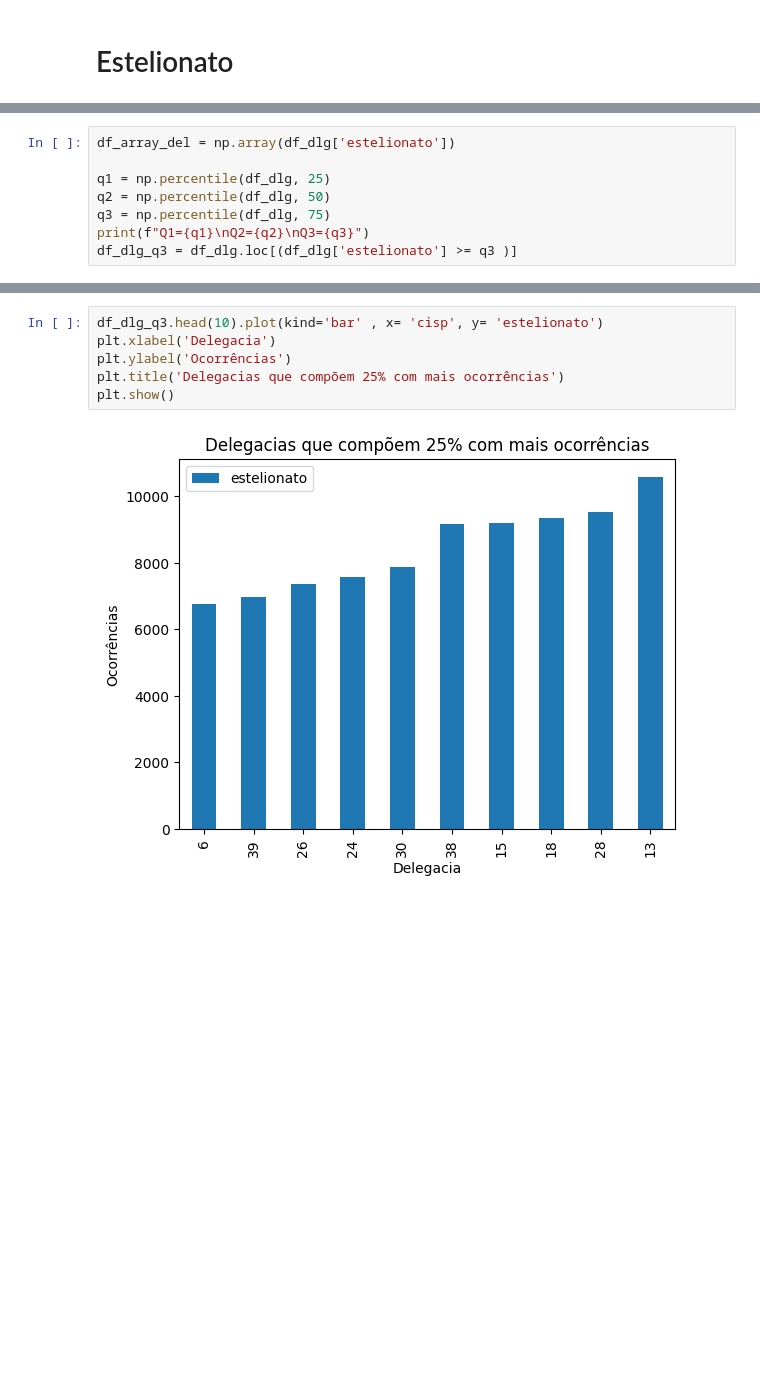
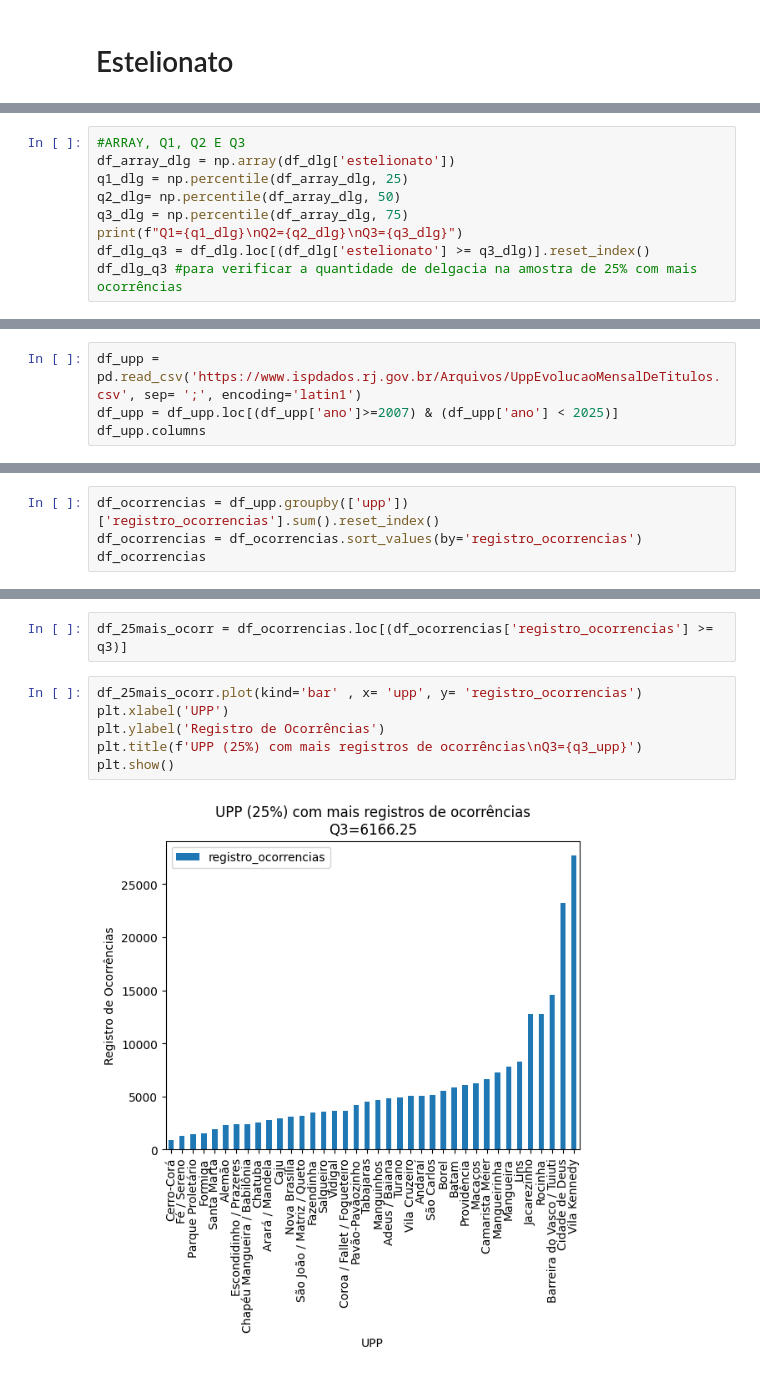
Before and after one commit to vivian-assis/ProjetoSegPub, a Jupyter notebook: ProjetoSegPub_grupoVi.ipynb, the cells around one changed output, grey strips where cells are left out. Cells and saved outputs as stored; diff of their text form; blank space fills up the shorter version.

```diff
--- a/ProjetoSegPub_grupoVi.ipynb
+++ b/ProjetoSegPub_grupoVi.ipynb
@@ -313,11 +348,12 @@ df_dlg
 | 40 | 31 | 35 | 35210 |
 | 41 | 12 | 16 | 36971 |
 # %%
-df_array_del = np.array(df_dlg['estelionato'])
-
-q1 = np.percentile(df_dlg, 25)
-q2 = np.percentile(df_dlg, 50)
-q3 = np.percentile(df_dlg, 75)
-print(f"Q1={q1}\nQ2={q2}\nQ3={q3}")
-df_dlg_q3 = df_dlg.loc[(df_dlg['estelionato'] >= q3 )]
+#ARRAY, Q1, Q2 E Q3
+df_array_dlg = np.array(df_dlg['estelionato'])
+q1_dlg = np.percentile(df_array_dlg, 25)
+q2_dlg= np.percentile(df_array_dlg, 50)
+q3_dlg = np.percentile(df_array_dlg, 75)
+print(f"Q1={q1_dlg}\nQ2={q2_dlg}\nQ3={q3_dlg}")
+df_dlg_q3 = df_dlg.loc[(df_dlg['estelionato'] >= q3_dlg)].reset_index()
+df_dlg_q3 #para verificar a quantidade de delgacia na amostra de 25% com mais ocorrências
 # %% [output]
@@ -334,0 +486,4 @@ plt.show()
+# %%
+df_upp = pd.read_csv('https://www.ispdados.rj.gov.br/Arquivos/UppEvolucaoMensalDeTitulos.csv', sep= ';', encoding='latin1')
+df_upp = df_upp.loc[(df_upp['ano']>=2007) & (df_upp['ano'] < 2025)]
+df_upp.columns
@@ -334,0 +504,4 @@ plt.show()
+# %%
+df_ocorrencias = df_upp.groupby(['upp'])['registro_ocorrencias'].sum().reset_index()
+df_ocorrencias = df_ocorrencias.sort_values(by='registro_ocorrencias')
+df_ocorrencias
@@ -335,8 +560,10 @@ plt.show()
+# %%
+df_25mais_ocorr = df_ocorrencias.loc[(df_ocorrencias['registro_ocorrencias'] >= q3)]
 # %%
-df_dlg_q3.head(10).plot(kind='bar' , x= 'cisp', y= 'estelionato')
-plt.xlabel('Delegacia')
-plt.ylabel('Ocorrências')
-plt.title('Delegacias que compõem 25% com mais ocorrências')
+df_25mais_ocorr.plot(kind='bar' , x= 'upp', y= 'registro_ocorrencias')
+plt.xlabel('UPP')
+plt.ylabel('Registro de Ocorrências')
+plt.title(f'UPP (25%) com mais registros de ocorrências\nQ3={q3_upp}')
 plt.show()
 # %% [output]
-[figure, old version]
+[figure, new version]
```
Also changed, not shown: parts of 47 cells of this notebook.
